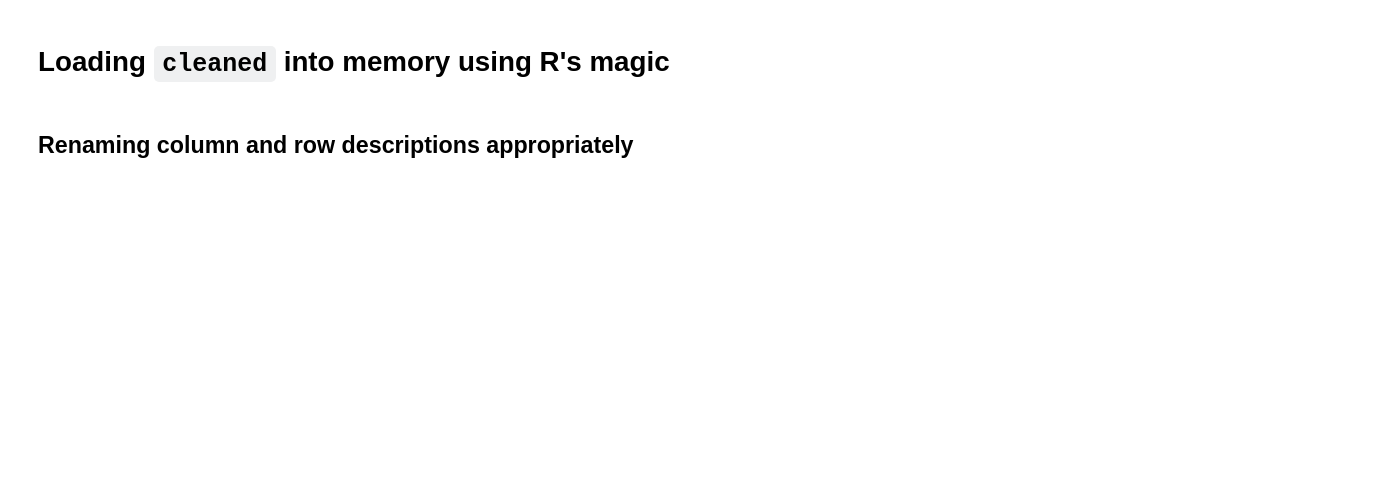
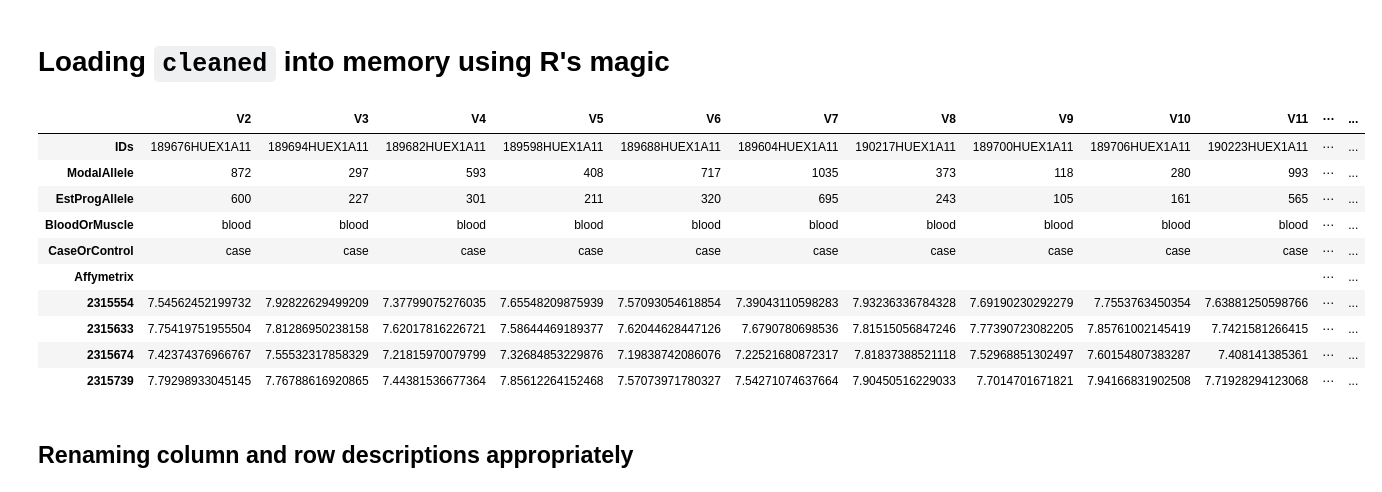
Before and after one commit to picrin/phdAll, a Jupyter notebook: analyseLimma.ipynb, the cells around one changed output. Drawn from its saved outputs; the diff is of its cells as text; code cells hidden in the pictures; blank space fills up the shorter version.

```diff
--- a/analyseLimma.ipynb
+++ b/analyseLimma.ipynb
@@ -2,6 +2,20 @@
 # Loading `cleaned` into memory using R's magic
 # %%
 cleaned <- read.csv("cleaned", header=0, row.names=1,sep="\t", skip=0)
+# %%
+cleaned[1:10,]
+# %% [output]
+|  | V2 | V3 | V4 | V5 | V6 | V7 | V8 | V9 | V10 | V11 | ⋯ | ... |
+| IDs | 189676HUEX1A11 | 189694HUEX1A11 | 189682HUEX1A11 | 189598HUEX1A11 | 189688HUEX1A11 | 189604HUEX1A11 | 190217HUEX1A11 | 189700HUEX1A11 | 189706HUEX1A11 | 190223HUEX1A11 | ⋯ | ... |
+| ModalAllele | 872 | 297 | 593 | 408 | 717 | 1035 | 373 | 118 | 280 | 993 | ⋯ | ... |
+| EstProgAllele | 600 | 227 | 301 | 211 | 320 | 695 | 243 | 105 | 161 | 565 | ⋯ | ... |
+| BloodOrMuscle | blood | blood | blood | blood | blood | blood | blood | blood | blood | blood | ⋯ | ... |
+| CaseOrControl | case | case | case | case | case | case | case | case | case | case | ⋯ | ... |
+| Affymetrix |  |  |  |  |  |  |  |  |  |  | ⋯ | ... |
+| 2315554 | 7.54562452199732 | 7.92822629499209 | 7.37799075276035 | 7.65548209875939 | 7.57093054618854 | 7.39043110598283 | 7.93236336784328 | 7.69190230292279 | 7.7553763450354 | 7.63881250598766 | ⋯ | ... |
+| 2315633 | 7.75419751955504 | 7.81286950238158 | 7.62017816226721 | 7.58644469189377 | 7.62044628447126 | 7.6790780698536 | 7.81515056847246 | 7.77390723082205 | 7.85761002145419 | 7.7421581266415 | ⋯ | ... |
+| 2315674 | 7.42374376966767 | 7.55532317858329 | 7.21815970079799 | 7.32684853229876 | 7.19838742086076 | 7.22521680872317 | 7.81837388521118 | 7.52968851302497 | 7.60154807383287 | 7.408141385361 | ⋯ | ... |
+| 2315739 | 7.79298933045145 | 7.76788616920865 | 7.44381536677364 | 7.85612264152468 | 7.57073971780327 | 7.54271074637664 | 7.90450516229033 | 7.7014701671821 | 7.94166831902508 | 7.71928294123068 | ⋯ | ... |
 # %% [markdown]
 ## Renaming column and row descriptions appropriately
 # %%
```
Also changed, not shown: parts of 11 cells of this notebook, 2 other files.
